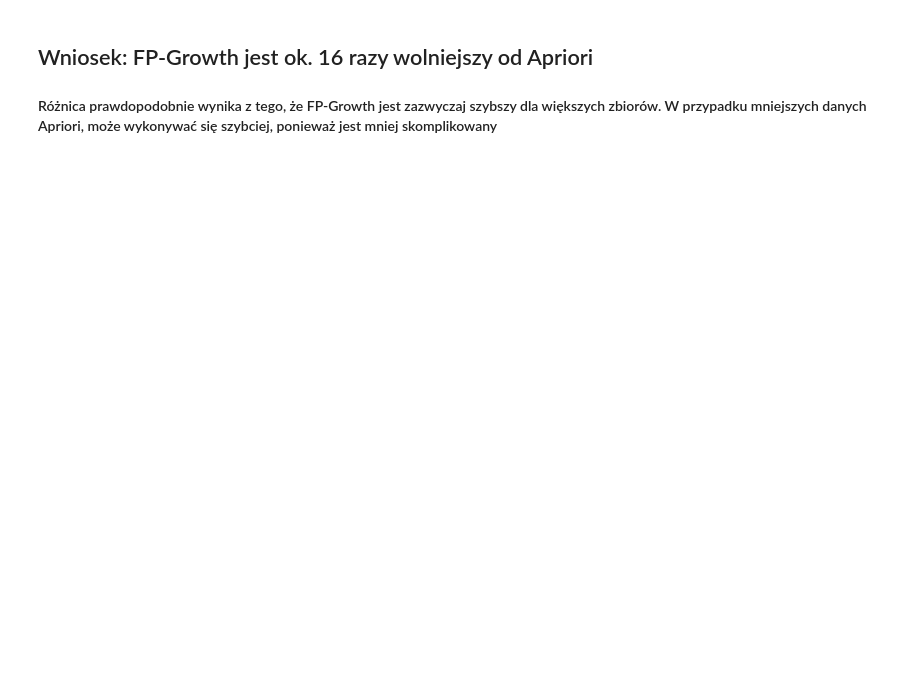
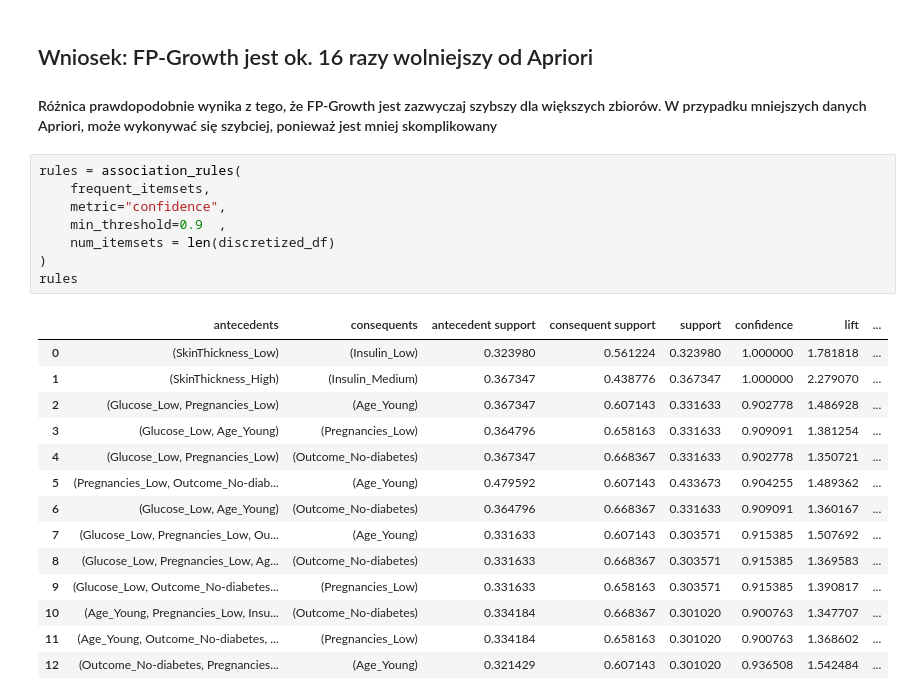
Before and after one commit to Gipsonek123/Projekt-algorytmy_eksploracji_danych, a Jupyter notebook: Projekt.ipynb, the cells around one changed output. Cells and saved outputs as stored; diff of their text form; blank space fills up the shorter version.

Commit message:
Added association rules

```diff
--- a/Projekt.ipynb
+++ b/Projekt.ipynb
@@ -580,3 +585,26 @@ apriori(discretized_df, min_support=0.3, use_colnames=True)
 # %% [markdown]
 ## Wniosek: FP-Growth jest ok. 16 razy wolniejszy od Apriori
 #### Różnica prawdopodobnie wynika z tego, że FP-Growth jest zazwyczaj szybszy dla większych zbiorów. W przypadku mniejszych danych Apriori, może wykonywać się szybciej, ponieważ jest mniej skomplikowany
+# %%
+rules = association_rules(
+    frequent_itemsets,
+    metric="confidence",
+    min_threshold=0.9  ,
+    num_itemsets = len(discretized_df)
+)
+rules
+# %% [output]
+|  | antecedents | consequents | antecedent support | consequent support | support | confidence | lift | ... |
+| 0 | (SkinThickness_Low) | (Insulin_Low) | 0.323980 | 0.561224 | 0.323980 | 1.000000 | 1.781818 | ... |
+| 1 | (SkinThickness_High) | (Insulin_Medium) | 0.367347 | 0.438776 | 0.367347 | 1.000000 | 2.279070 | ... |
+| 2 | (Glucose_Low, Pregnancies_Low) | (Age_Young) | 0.367347 | 0.607143 | 0.331633 | 0.902778 | 1.486928 | ... |
+| 3 | (Glucose_Low, Age_Young) | (Pregnancies_Low) | 0.364796 | 0.658163 | 0.331633 | 0.909091 | 1.381254 | ... |
+| 4 | (Glucose_Low, Pregnancies_Low) | (Outcome_No-diabetes) | 0.367347 | 0.668367 | 0.331633 | 0.902778 | 1.350721 | ... |
+| 5 | (Pregnancies_Low, Outcome_No-diab... | (Age_Young) | 0.479592 | 0.607143 | 0.433673 | 0.904255 | 1.489362 | ... |
+| 6 | (Glucose_Low, Age_Young) | (Outcome_No-diabetes) | 0.364796 | 0.668367 | 0.331633 | 0.909091 | 1.360167 | ... |
+| 7 | (Glucose_Low, Pregnancies_Low, Ou... | (Age_Young) | 0.331633 | 0.607143 | 0.303571 | 0.915385 | 1.507692 | ... |
+| 8 | (Glucose_Low, Pregnancies_Low, Ag... | (Outcome_No-diabetes) | 0.331633 | 0.668367 | 0.303571 | 0.915385 | 1.369583 | ... |
+| 9 | (Glucose_Low, Outcome_No-diabetes... | (Pregnancies_Low) | 0.331633 | 0.658163 | 0.303571 | 0.915385 | 1.390817 | ... |
+| 10 | (Age_Young, Pregnancies_Low, Insu... | (Outcome_No-diabetes) | 0.334184 | 0.668367 | 0.301020 | 0.900763 | 1.347707 | ... |
+| 11 | (Age_Young, Outcome_No-diabetes, ... | (Pregnancies_Low) | 0.334184 | 0.658163 | 0.301020 | 0.900763 | 1.368602 | ... |
+| 12 | (Outcome_No-diabetes, Pregnancies... | (Age_Young) | 0.321429 | 0.607143 | 0.301020 | 0.936508 | 1.542484 | ... |
```
Also changed, not shown: parts of 4 cells of this notebook.
